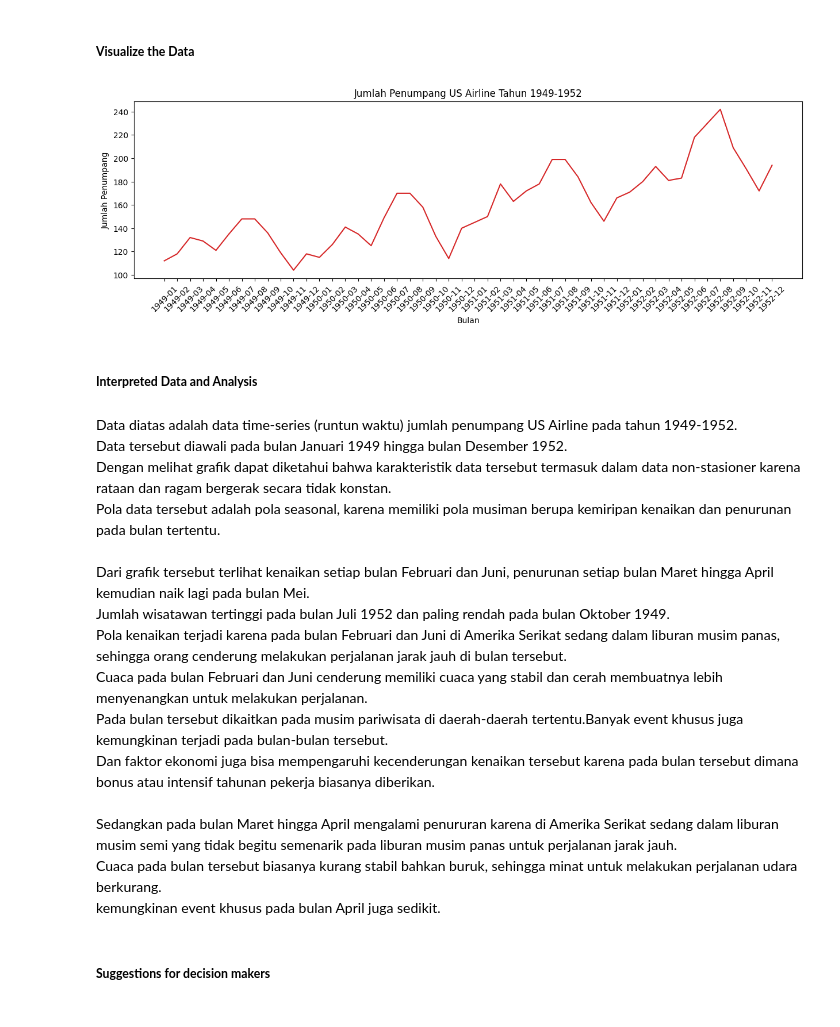
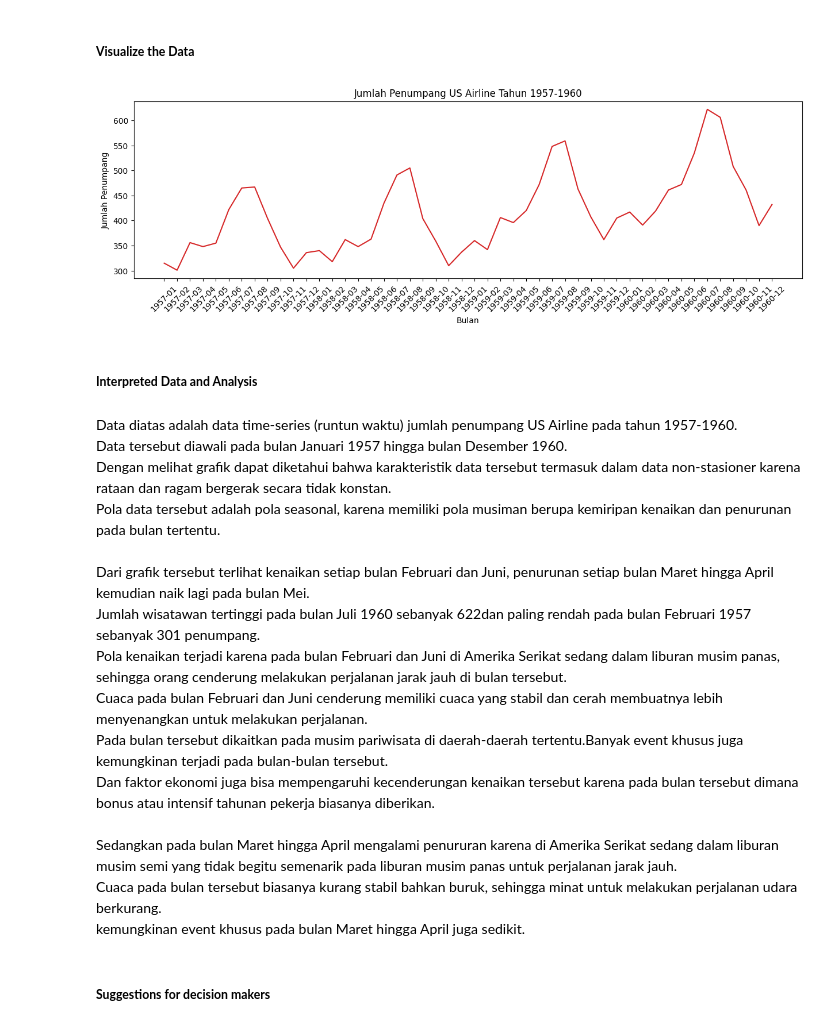
Before and after one commit to muhammadalvarokhikman/Pre-Analisis-Runtun-Waktu, a Jupyter notebook: code.ipynb, the cells around one changed output. Drawn from its saved outputs; the diff is of its cells as text; code cells hidden in the pictures.

```diff
--- a/code.ipynb
+++ b/code.ipynb
@@ -23,20 +27,20 @@ df.head(5)
 # %%
 def plot_df(df, x, y, title="", xlabel='Bulan', ylabel='Jumlah Penumpang', dpi=100):
     plt.figure(figsize=(15,4), dpi=dpi)
     plt.plot(x, y, color='tab:red')
     plt.gca().set(title=title, xlabel=xlabel, ylabel=ylabel)
     plt.xticks(rotation=45)
     plt.show()
 
 
-plot_df(df, x=df['Date'], y=df['Number of Passengers'], title='Jumlah Penumpang US Airline Tahun 1949-1952')
+plot_df(df, x=df['Date'], y=df['Number of Passengers'], title='Jumlah Penumpang US Airline Tahun 1957-1960')
 # %% [output]
-[figure, old version]
+[figure, new version]
 # %% [markdown]
 <h5><b>Interpreted Data and Analysis
 # %% [markdown]
-Data diatas adalah data time-series (runtun waktu) jumlah penumpang US Airline pada tahun 1949-1952.<br>Data tersebut diawali pada bulan Januari 1949 hingga bulan Desember 1952.<br>Dengan melihat grafik dapat diketahui bahwa karakteristik data tersebut termasuk dalam data non-stasioner karena rataan dan ragam bergerak secara tidak konstan.<br>Pola data tersebut adalah pola seasonal, karena memiliki pola musiman berupa kemiripan kenaikan dan penurunan pada bulan tertentu.<br><br>Dari grafik tersebut terlihat kenaikan setiap bulan Februari dan Juni, penurunan setiap bulan Maret hingga April kemudian naik lagi pada bulan Mei.<br>Jumlah wisatawan tertinggi pada bulan Juli 1952 dan paling rendah pada bulan Oktober 1949.<br>Pola kenaikan terjadi karena pada bulan Februari dan Juni di Amerika Serikat sedang dalam liburan musim panas, sehingga orang cenderung melakukan perjalanan jarak jauh di bulan tersebut.<br>Cuaca pada bulan Februari dan Juni cenderung memiliki cuaca yang stabil dan cerah membuatnya lebih menyenangkan untuk melakukan perjalanan.<br>Pada bulan tersebut dikaitkan pada musim pariwisata di daerah-daerah tertentu.Banyak event khusus juga kemungkinan terjadi pada bulan-bulan tersebut.<br>Dan faktor ekonomi juga bisa mempengaruhi kecenderungan kenaikan tersebut karena pada bulan tersebut dimana bonus atau intensif tahunan pekerja biasanya diberikan.<br><br>
-Sedangkan pada bulan Maret hingga April mengalami penururan karena di Amerika Serikat sedang dalam liburan musim semi yang tidak begitu semenarik pada liburan musim panas untuk perjalanan jarak jauh.<br>Cuaca pada bulan tersebut biasanya kurang stabil bahkan buruk, sehingga minat untuk melakukan perjalanan udara berkurang.<br>kemungkinan event khusus pada bulan April juga sedikit.
+Data diatas adalah data time-series (runtun waktu) jumlah penumpang US Airline pada tahun 1957-1960.<br>Data tersebut diawali pada bulan Januari 1957 hingga bulan Desember 1960.<br>Dengan melihat grafik dapat diketahui bahwa karakteristik data tersebut termasuk dalam data non-stasioner karena rataan dan ragam bergerak secara tidak konstan.<br>Pola data tersebut adalah pola seasonal, karena memiliki pola musiman berupa kemiripan kenaikan dan penurunan pada bulan tertentu.<br><br>Dari grafik tersebut terlihat kenaikan setiap bulan Februari dan Juni, penurunan setiap bulan Maret hingga April kemudian naik lagi pada bulan Mei.<br>Jumlah wisatawan tertinggi pada bulan Juli 1960 sebanyak 622dan paling rendah pada bulan Februari 1957 sebanyak 301 penumpang.<br>Pola kenaikan terjadi karena pada bulan Februari dan Juni di Amerika Serikat sedang dalam liburan musim panas, sehingga orang cenderung melakukan perjalanan jarak jauh di bulan tersebut.<br>Cuaca pada bulan Februari dan Juni cenderung memiliki cuaca yang stabil dan cerah membuatnya lebih menyenangkan untuk melakukan perjalanan.<br>Pada bulan tersebut dikaitkan pada musim pariwisata di daerah-daerah tertentu.Banyak event khusus juga kemungkinan terjadi pada bulan-bulan tersebut.<br>Dan faktor ekonomi juga bisa mempengaruhi kecenderungan kenaikan tersebut karena pada bulan tersebut dimana bonus atau intensif tahunan pekerja biasanya diberikan.<br><br>
+Sedangkan pada bulan Maret hingga April mengalami penururan karena di Amerika Serikat sedang dalam liburan musim semi yang tidak begitu semenarik pada liburan musim panas untuk perjalanan jarak jauh.<br>Cuaca pada bulan tersebut biasanya kurang stabil bahkan buruk, sehingga minat untuk melakukan perjalanan udara berkurang.<br>kemungkinan event khusus pada bulan Maret hingga April juga sedikit.
 # %% [markdown]
 <h5><b>Suggestions for decision makers
 # %% [markdown]
```
Also changed, not shown: parts of 4 cells of this notebook.
